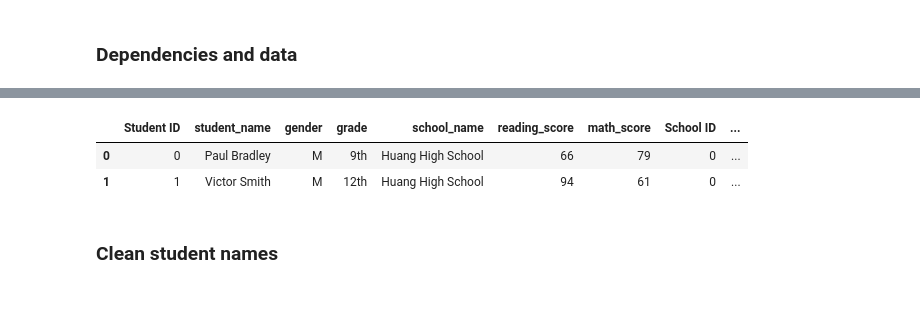
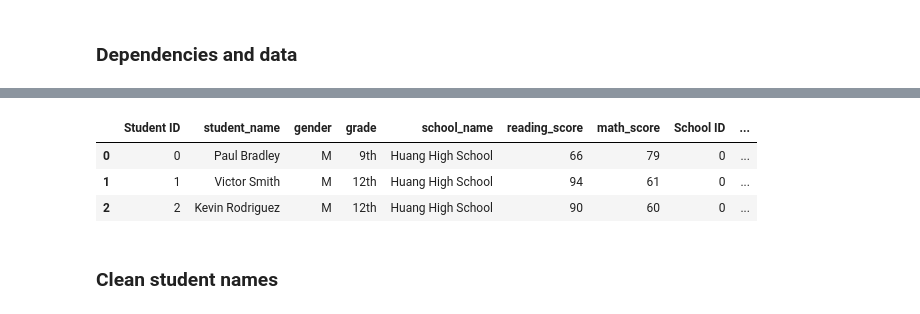
Before and after one commit to tri-bui/sandbox-analytics, a Jupyter notebook: pyschools/pycityschools.ipynb, the cells around one changed output, grey strips where cells are left out. Saved outputs shown, nothing was run; the diff lists cells and outputs as text; code cells hidden in the pictures.

```diff
--- a/pyschools/pycityschools.ipynb
+++ b/pyschools/pycityschools.ipynb
@@ -54,0 +10,5 @@ None
+# %%
+# School data
+school_path = os.path.join('data', 'schools.csv') # school data path
+school_df = pd.read_csv(school_path)
+school_df
@@ -54,0 +32,5 @@ None
+# %%
+# Student data
+student_path = os.path.join('data', 'students.csv') # student data path
+student_df = pd.read_csv(student_path)
+student_df.info()
@@ -55,11 +52,12 @@ None
 # %%
 # Merge data
-df = pd.merge(students_df, schools_df, on='school_name', how='left')
-df.head(2)
+df = pd.merge(student_df, school_df, on='school_name', how='left')
+df.head(3)
 # %% [output]
 |  | Student ID | student_name | gender | grade | school_name | reading_score | math_score | School ID | ... |
 | 0 | 0 | Paul Bradley | M | 9th | Huang High School | 66 | 79 | 0 | ... |
 | 1 | 1 | Victor Smith | M | 12th | Huang High School | 94 | 61 | 0 | ... |
+| 2 | 2 | Kevin Rodriguez | M | 12th | Huang High School | 90 | 60 | 0 | ... |
 # %% [markdown]
 ### Clean student names
 # %%
```
Also changed, not shown: parts of 5 cells of this notebook, 1 other file.
